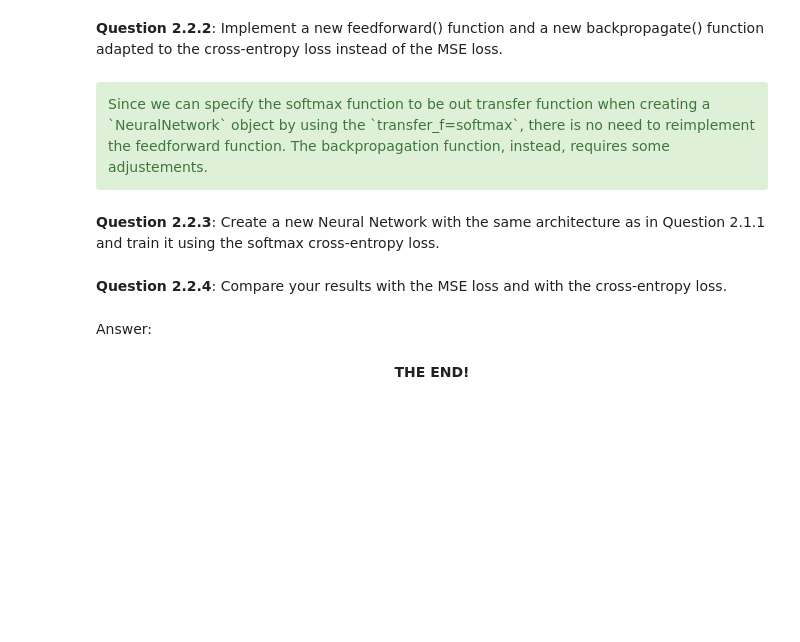
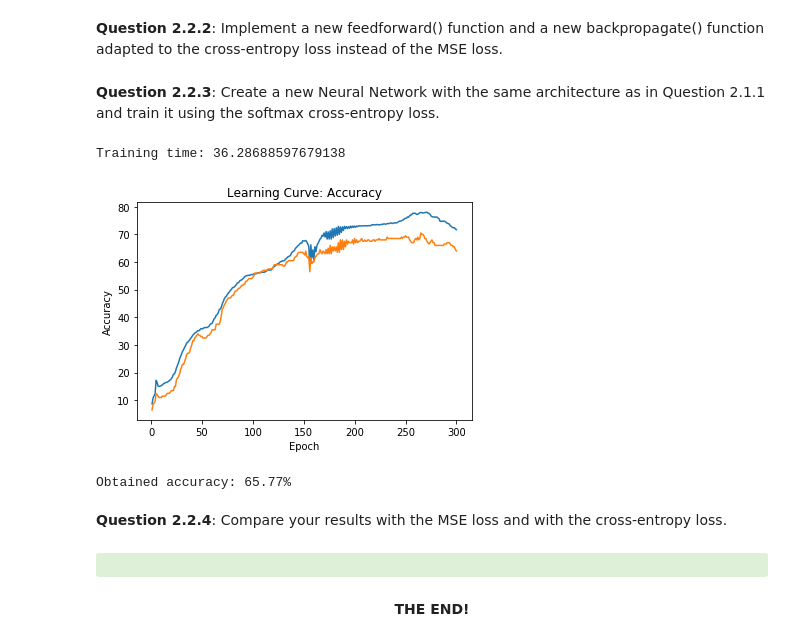
Before and after one commit to marioguerriero/deeplearning-labs, a Jupyter notebook: Lab01/Lab1_DL-Students_v3.ipynb, the cells around one changed output. Cells and saved outputs as stored; diff of their text form; code cells hidden in the pictures; blank space fills up the shorter version.

```diff
--- a/Lab01/Lab1_DL-Students_v3.ipynb
+++ b/Lab01/Lab1_DL-Students_v3.ipynb
@@ -489,6 +552,6 @@ Training time: 20.146036863327026
 # %%
-hidden_layer_n = ...
-learning_rate = ...
+hidden_layer_n = 75
+learning_rate = 1.0
 # %% [markdown]
 <b>Question 2.1.7</b>: Train a model with the number of hidden neurons and the learning rate you chose in Question 2.1.6 and print its accuracy on the test set. You will use validation_data for validation. Training can be long on the whole dataset (~40 minutes): we suggest that you work on the optional part while waiting for the training to finish.
 # %%
@@ -512,7 +575,3 @@ $\frac{\partial L_{xe}}{\partial u_i} = \frac{\partial L_{xe}}{\partial o_i} \fr
 </span>
 # %% [markdown]
 <b>Question 2.2.2</b>: Implement a new feedforward() function and a new backpropagate() function adapted to the cross-entropy loss instead of the MSE loss.
-# %% [markdown]
-<div class='alert alert-success'>
-Since we can specify the softmax function to be out transfer function when creating a `NeuralNetwork` object by using the `transfer_f=softmax`, there is no need to reimplement the feedforward function. The backpropagation function, instead, requires some adjustements.
-</div>
@@ -526,9 +578,49 @@ class NeuralNetwork(NeuralNetwork):
+# %%
+class NeuralNetwork(NeuralNetwork):
+    def feedforward_xe(self, inputs):
+        self.o_input = np.array(inputs)
+        # Append the bias to the input vector
+        if len(inputs[0]) < self.input_layer_size:
+            self.o_input = np.append(self.o_input, np.ones((len(inputs), 1)), axis=1)
+        # Compute output for the first hidden layer
+        self.u_hidden = np.dot(self.o_input, self.W_input_to_hidden)
+        self.o_hidden = self.transfer_f(self.u_hidden)
+        # Append the bias again
+        if len(self.o_hidden[0]) < self.hidden_layer_size:
+            self.o_hidden = np.append(self.o_hidden, np.ones((len(self.o_hidden), 1)), axis=1)
+        # Compute network output
+        self.u_output = np.dot(self.o_hidden, self.W_hidden_to_output)
+        self.o_output = softmax(self.u_output)
+
+    def backpropagate_xe(self, targets, learning_rate=5.0):
+        # Compute the error derivatives w.r.t. the activation for each layer
+        dE_du_hidden = np.multiply(self.o_output - targets,
+                                   self.o_output * (np.ones(self.o_output.shape) - self.o_output)
+                                  )
+
+        dE_du_output = np.multiply(dE_du_hidden.dot(self.W_hidden_to_output.T),
+                                   self.o_hidden * (1 - self.o_hidden)
+                                  )
+        dE_du_output = np.delete(dE_du_output, -1, axis=1)
+
+        # Compute error's derivatives w.r.t. the weights
+        dE_dw_hidden = (2/len(targets)) * np.dot(dE_du_hidden.T, self.o_hidden).T
+        dE_dw_output = (2/len(targets)) * np.dot(dE_du_output.T, self.o_input).T
+
+        # Update weights
+        self.W_hidden_to_output -= learning_rate * dE_dw_hidden
+        self.W_input_to_hidden -= learning_rate * dE_dw_output
 # %% [markdown]
 <b>Question 2.2.3</b>: Create a new Neural Network with the same architecture as in Question 2.1.1 and train it using the softmax cross-entropy loss.
 # %%
+n_iterations = 300
+
 # Define your neural network
-mnist_model_xe = NeuralNetwork(784, 30, 10)
+mnist_model_xe = NeuralNetwork(784, hidden_layer_n, 10, sigmoid, dsigmoid)
 
 # Train NN and print accuracy on validation data
 # We will use the same "good" learning rate found at question 2.1.6
-mnist_model_xe.train_xe(small_training_data, small_validation_data, iterations=n_iterations, learning_rate=learning_rate)
+mnist_model_xe.train_xe(training_data, validation_data, iterations=n_iterations, learning_rate=learning_rate)
+# %% [output]
+Training time: 36.28688597679138
+[figure, added]
@@ -537,6 +627,14 @@ mnist_model_xe.train_xe(small_training_data, small_validation_data, iterations=n
+# %%
+# Compute accuracy
+acc = mnist_model_xe.predict(test_data) / 100
+print('Obtained accuracy: {}%\n'.format(acc))
+# %% [output]
+Obtained accuracy: 65.77%
 # %% [markdown]
 <b>Question 2.2.4</b>: Compare your results with the MSE loss and with the cross-entropy loss.
-# %% [markdown]
-Answer:
+# %% [markdown]
+<div class='alert alert-success'>
+
+</div>
 # %% [markdown]
 <div align="center"><b>THE END!</b>
```
Also changed, not shown: parts of 12 cells of this notebook.
